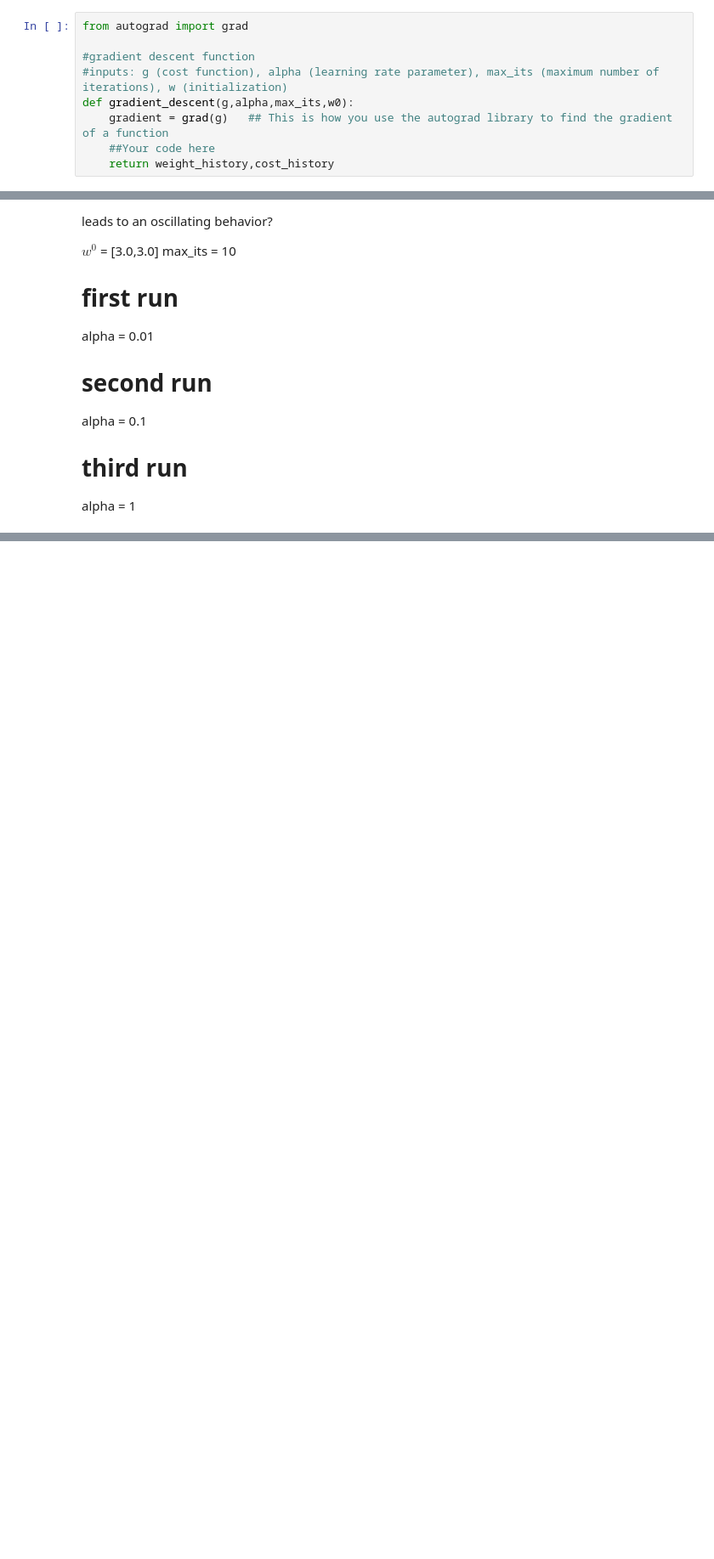
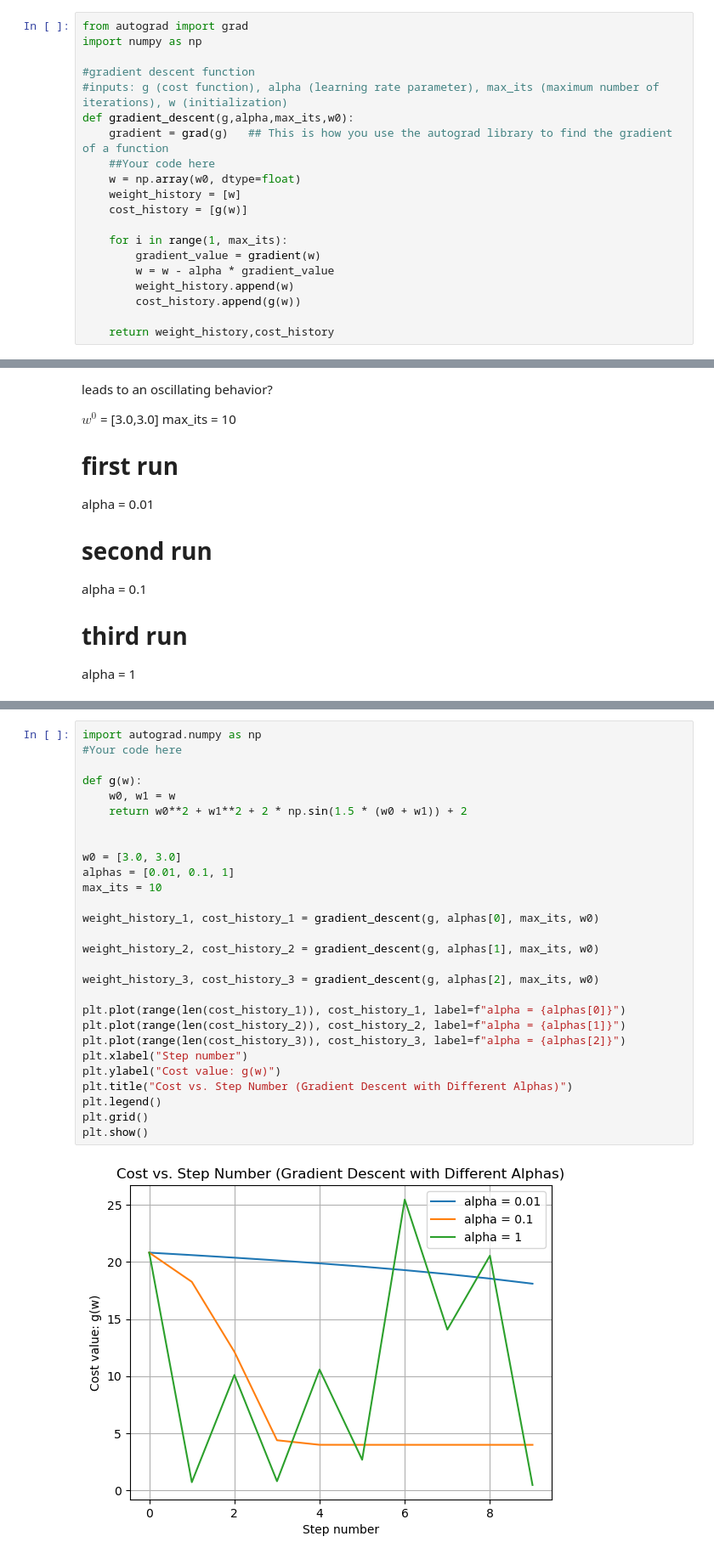
Before and after one commit to juliangus12/COSC74, a Jupyter notebook: HW1.ipynb, the cells around one changed output, grey strips where cells are left out. Shown: that part at 85% size. Drawn from its saved outputs; the diff is of its cells as text; blank space fills up the shorter version.

```diff
--- a/HW1.ipynb
+++ b/HW1.ipynb
@@ -238,12 +221,23 @@ Note that this cost function has two parameters.
 **10) [5 points]** Make sure your gradient descent function from problem 6 can handle cost functions with more than one parameter. You may need to rewrite it if you were not careful. Use the code template below (if your function from problem 6 is good, you can just copy and paste it here)
 # %%
 from autograd import grad
+import numpy as np
 
 #gradient descent function
 #inputs: g (cost function), alpha (learning rate parameter), max_its (maximum number of iterations), w (initialization)
 def gradient_descent(g,alpha,max_its,w0):
     gradient = grad(g)   ## This is how you use the autograd library to find the gradient of a function
     ##Your code here
+    w = np.array(w0, dtype=float)
+    weight_history = [w]
+    cost_history = [g(w)]
+
+    for i in range(1, max_its):
+        gradient_value = gradient(w)
+        w = w - alpha * gradient_value
+        weight_history.append(w)
+        cost_history.append(g(w))
+
     return weight_history,cost_history
 # %% [markdown]
 **11) [10 points]** Run the gradient_descent function with the cost function above three times with the following parameters. Generate a single plot showing the cost as a function of step number for all three runs (combine all three runs into a single plot). Use the code template below. Which alpha leads to an oscillating behavior?
@@ -263,3 +256,33 @@ import autograd.numpy as np
+# %%
+import autograd.numpy as np
+#Your code here
+
+def g(w):
+    w0, w1 = w
+    return w0**2 + w1**2 + 2 * np.sin(1.5 * (w0 + w1)) + 2
+
+
+w0 = [3.0, 3.0]
+alphas = [0.01, 0.1, 1]
+max_its = 10
+
+weight_history_1, cost_history_1 = gradient_descent(g, alphas[0], max_its, w0)
+
+weight_history_2, cost_history_2 = gradient_descent(g, alphas[1], max_its, w0)
+
+weight_history_3, cost_history_3 = gradient_descent(g, alphas[2], max_its, w0)
+
+plt.plot(range(len(cost_history_1)), cost_history_1, label=f"alpha = {alphas[0]}")
+plt.plot(range(len(cost_history_2)), cost_history_2, label=f"alpha = {alphas[1]}")
+plt.plot(range(len(cost_history_3)), cost_history_3, label=f"alpha = {alphas[2]}")
+plt.xlabel("Step number")
+plt.ylabel("Cost value: g(w)")
+plt.title("Cost vs. Step Number (Gradient Descent with Different Alphas)")
+plt.legend()
+plt.grid()
+plt.show()
+# %% [output]
+[figure, added]
 # %% [markdown]
 **12) [15 points]** This problem is about learning to tune fixed step length for gradient descent. Here, you are given a cost function:
 $g(w) = 2w_0^2 + w_1^2 +4w_2^2$
```
Also changed, not shown: parts of 15 cells of this notebook.
